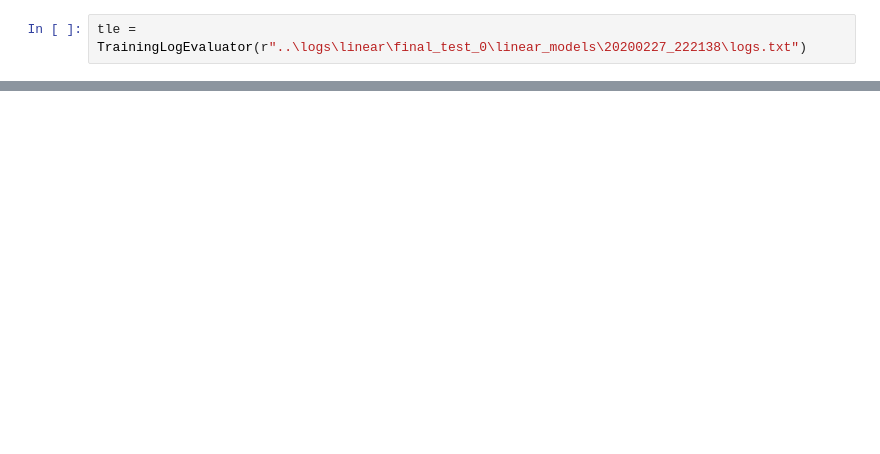
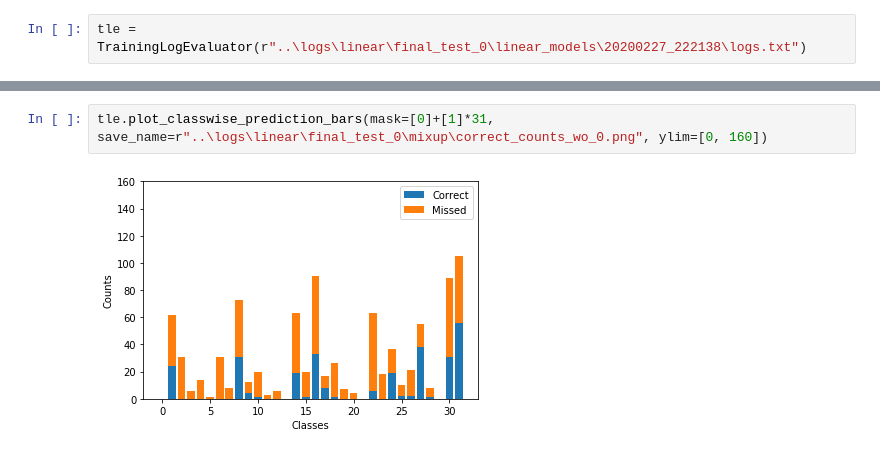
Before and after one commit to XieResearchGroup/PLANS, a Jupyter notebook: notebooks/evaluation.ipynb, the cells around one changed output, grey strips where cells are left out. Saved outputs shown, nothing was run; the diff lists cells and outputs as text; blank space fills up the shorter version.

```diff
--- a/notebooks/evaluation.ipynb
+++ b/notebooks/evaluation.ipynb
@@ -46,0 +28,4 @@ manager
+# %%
+tle.plot_classwise_prediction_bars(mask=[0]+[1]*31, save_name=r"..\logs\linear\final_test_0\mixup\correct_counts_wo_0.png", ylim=[0, 160])
+# %% [output]
+[figure, added]
```
Also changed, not shown: parts of 32 cells of this notebook.
